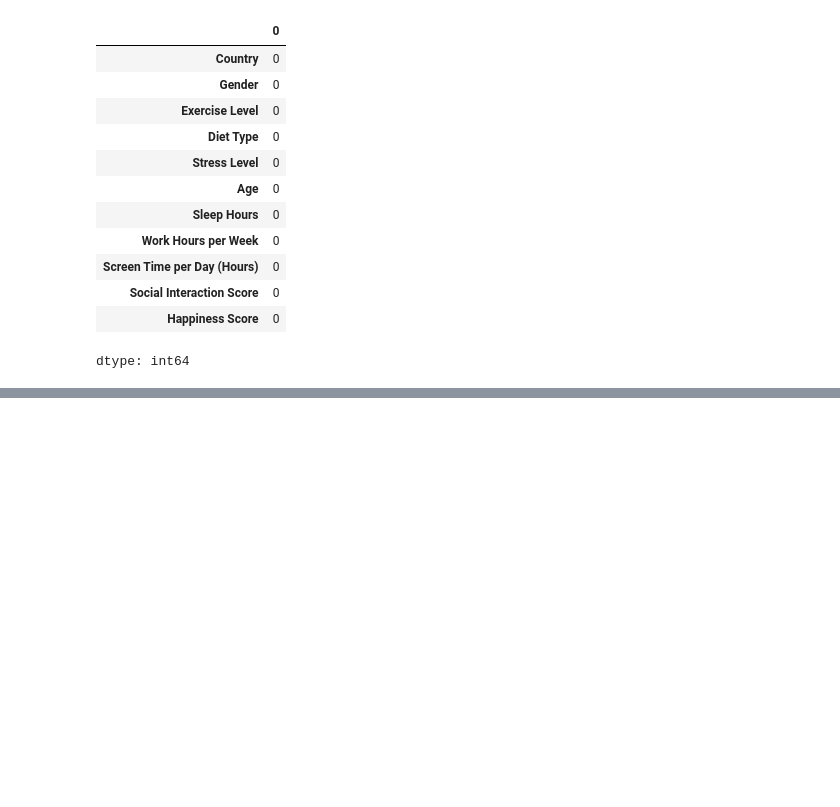
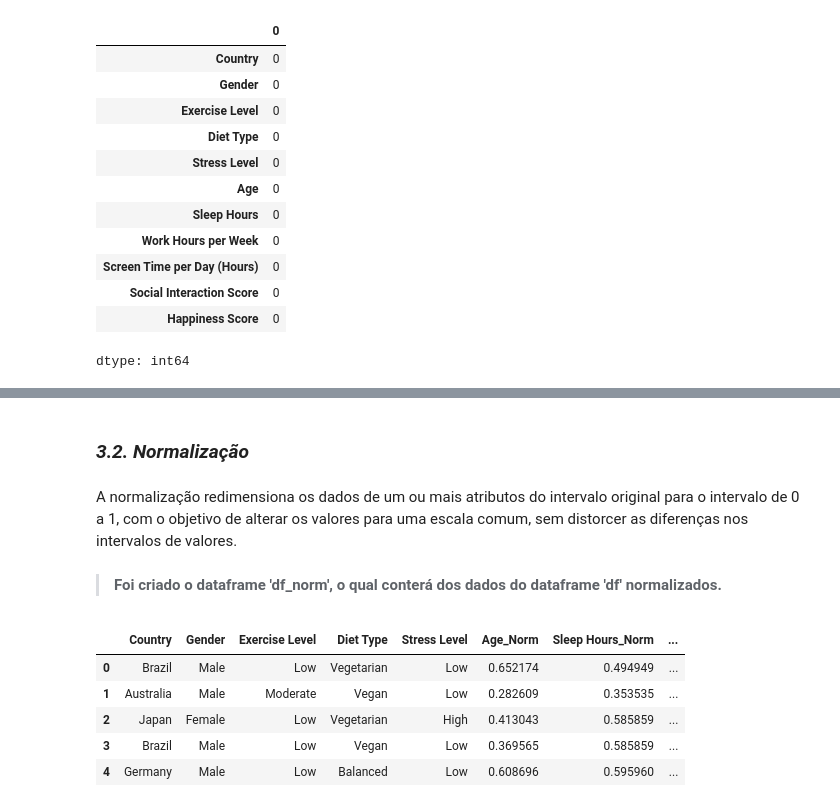
Before and after one commit to hugocfrias/MVP-Machine-Learning, a Jupyter notebook: MVP_Machine_Learning.ipynb, the cells around one changed output, grey strips where cells are left out. Drawn from its saved outputs; the diff is of its cells as text; code cells hidden in the pictures; blank space fills up the shorter version.

```diff
--- a/MVP_Machine_Learning.ipynb
+++ b/MVP_Machine_Learning.ipynb
@@ -202,0 +216,47 @@ dtype: int64
+# %% [markdown]
+### *3.2. Normalização*
+# %% [markdown]
+A normalização redimensiona os dados de um ou mais atributos do intervalo original para o intervalo de 0 a 1, com o objetivo de alterar os valores para uma escala comum, sem distorcer as diferenças nos intervalos de valores.
+# %% [markdown]
+>**Foi criado o dataframe 'df_norm', o qual conterá dos dados do dataframe 'df' normalizados.**
+# %%
+# Criação de um novo Dataframe (df_norm), incluindo os atributos normalizados
+
+# recuperando os nomes das colunas
+col = list(df_cleaned.columns)
+
+# o novo dataset irá conter todas as colunas do dataset original
+df_norm = df_cleaned[col[:]]
+
+scaler = MinMaxScaler()
+
+scaler = scaler.fit(df_norm[['Age']])
+df_norm['Age_Norm'] = scaler.transform(df_norm[['Age']])
+
+scaler = scaler.fit(df_norm[['Sleep Hours']])
+df_norm['Sleep Hours_Norm'] = scaler.transform(df_norm[['Sleep Hours']])
+
+scaler = scaler.fit(df_norm[['Work Hours per Week']])
+df_norm['Work Hours per Week_Norm'] = scaler.transform(df_norm[['Work Hours per Week']])
+
+scaler = scaler.fit(df_norm[['Screen Time per Day (Hours)']])
+df_norm['Screen Time per Day (Hours)_Norm'] = scaler.transform(df_norm[['Screen Time per Day (Hours)']])
+
+scaler = scaler.fit(df_norm[['Social Interaction Score']])
+df_norm['Social Interaction Score_Norm'] = scaler.transform(df_norm[['Social Interaction Score']])
+
+scaler = scaler.fit(df_norm[['Happiness Score']])
+df_norm['Happiness Score_Norm'] = scaler.transform(df_norm[['Happiness Score']])
+
+# remoção das colunas não normalizadas
+df_norm.drop(['Age', 'Sleep Hours', 'Work Hours per Week','Screen Time per Day (Hours)','Social Interaction Score','Happiness Score'], axis=1, inplace= True)
+# %%
+# Exibição das primeiras linhas df_norm
+df_norm.head()
+# %% [output]
+|  | Country | Gender | Exercise Level | Diet Type | Stress Level | Age_Norm | Sleep Hours_Norm | ... |
+| 0 | Brazil | Male | Low | Vegetarian | Low | 0.652174 | 0.494949 | ... |
+| 1 | Australia | Male | Moderate | Vegan | Low | 0.282609 | 0.353535 | ... |
+| 2 | Japan | Female | Low | Vegetarian | High | 0.413043 | 0.585859 | ... |
+| 3 | Brazil | Male | Low | Vegan | Low | 0.369565 | 0.585859 | ... |
+| 4 | Germany | Male | Low | Balanced | Low | 0.608696 | 0.595960 | ... |
```
Also changed, not shown: parts of 2 cells of this notebook.
